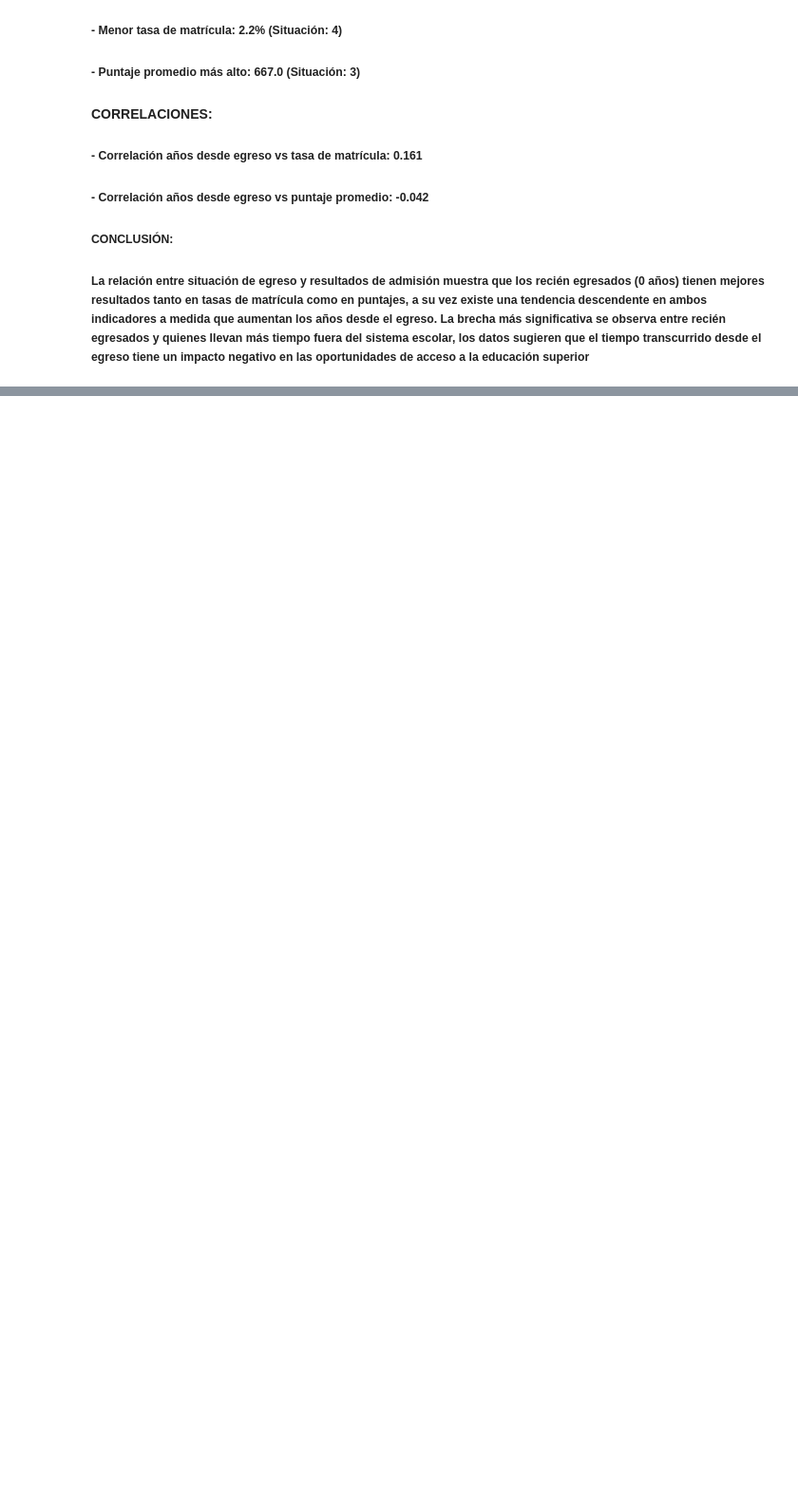
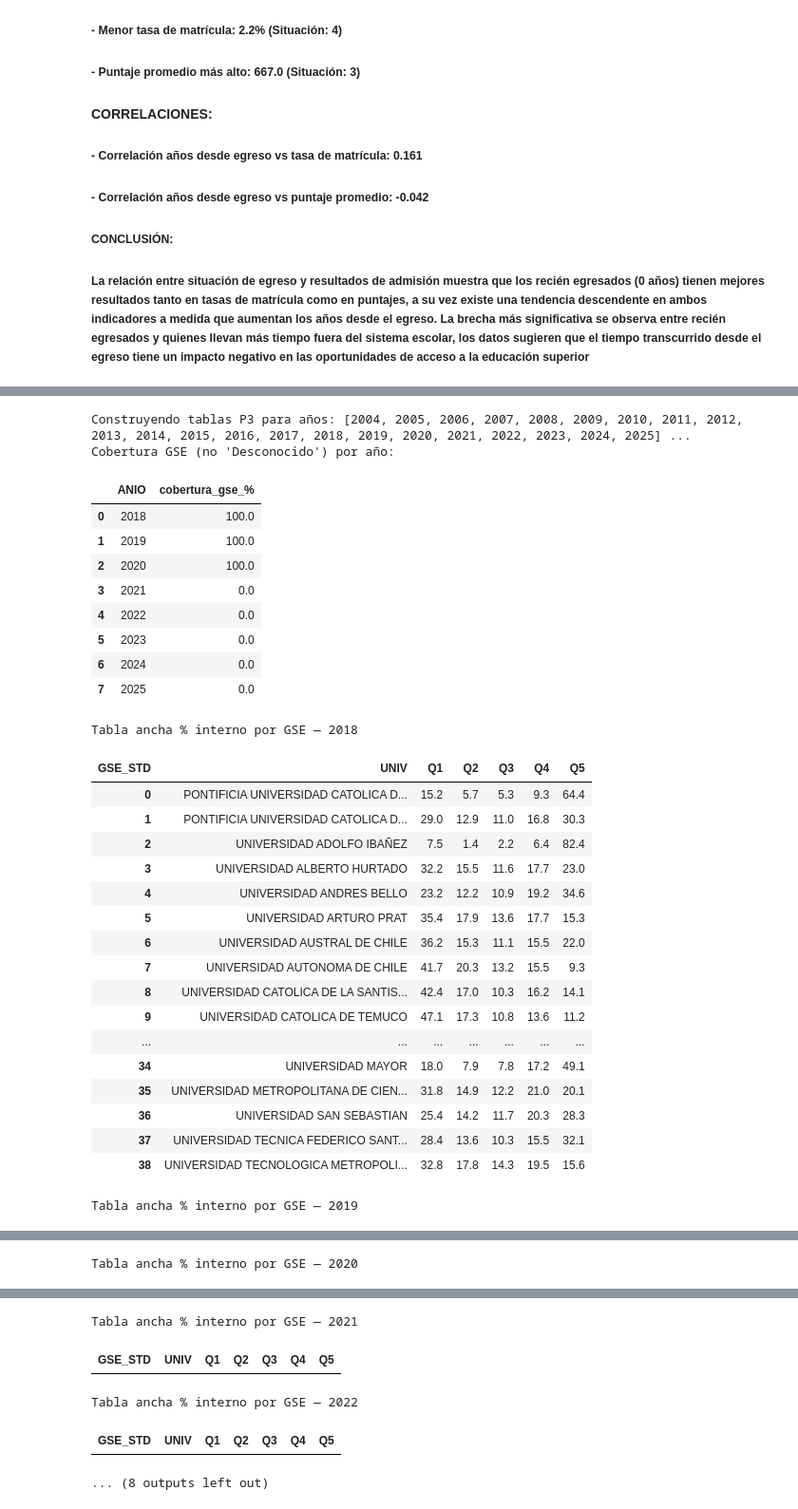
Before and after one commit to Proyecto-IMT-2200/2025-2, a Jupyter notebook: Borrador_Proyecto.ipynb, the cells around one changed output, grey strips where cells are left out. Shown at 95% size. Saved outputs shown, nothing was run; the diff lists cells and outputs as text; code cells hidden in the pictures; blank space fills up the shorter version.

```diff
--- a/Borrador_Proyecto.ipynb
+++ b/Borrador_Proyecto.ipynb
@@ -881,0 +858,51 @@ A que grupo_soc, le afecto mas el terremoto del 2010
+# %%
+# P3_GSE_UNIV_ALL — Imprimir tablas por todos los años
+YEARS_ALL = list(range(2004, 2026))
+print(f"Construyendo tablas P3 para años: {YEARS_ALL} ...")
+try:
+    tablas_long, tablas_wide, wide_all, cobertura = construir_p3_resultados(years=YEARS_ALL)
+    if cobertura is not None and not cobertura.empty:
+        print("Cobertura GSE (no 'Desconocido') por año:")
+        display(cobertura.sort_values('ANIO').reset_index(drop=True))
+    years_present = sorted(tablas_wide.keys())
+    for yy in years_present:
+        print(f"\nTabla ancha % interno por GSE — {yy}")
+        with pd.option_context('display.max_rows', None, 'display.max_columns', None):
+            display(tablas_wide[yy])
+    if wide_all is not None and not wide_all.empty:
+        print("\nPromedio ponderado 2004–2025:")
+        with pd.option_context('display.max_rows', None, 'display.max_columns', None):
+            display(wide_all)
+except Exception as e:
+    print("Error al construir/imprimir tablas de todos los años:", e)
+# %% [output]
+Construyendo tablas P3 para años: [2004, 2005, 2006, 2007, 2008, 2009, 2010, 2011, 2012, 2013, 2014, 2015, 2016, 2017, 2018, 2019, 2020, 2021, 2022, 2023, 2024, 2025] ...
+Cobertura GSE (no 'Desconocido') por año:
+|  | ANIO | cobertura_gse_% |
+| 0 | 2018 | 100.0 |
+| 1 | 2019 | 100.0 |
+| 2 | 2020 | 100.0 |
+| 3 | 2021 | 0.0 |
+| 4 | 2022 | 0.0 |
+| 5 | 2023 | 0.0 |
+| 6 | 2024 | 0.0 |
+| 7 | 2025 | 0.0 |
+Tabla ancha % interno por GSE — 2018
+| GSE_STD | UNIV | Q1 | Q2 | Q3 | Q4 | Q5 |
+| 0 | PONTIFICIA UNIVERSIDAD CATOLICA D... | 15.2 | 5.7 | 5.3 | 9.3 | 64.4 |
+| 1 | PONTIFICIA UNIVERSIDAD CATOLICA D... | 29.0 | 12.9 | 11.0 | 16.8 | 30.3 |
+| 2 | UNIVERSIDAD ADOLFO IBAÑEZ | 7.5 | 1.4 | 2.2 | 6.4 | 82.4 |
+| 3 | UNIVERSIDAD ALBERTO HURTADO | 32.2 | 15.5 | 11.6 | 17.7 | 23.0 |
+| 4 | UNIVERSIDAD ANDRES BELLO | 23.2 | 12.2 | 10.9 | 19.2 | 34.6 |
+| 5 | UNIVERSIDAD ARTURO PRAT | 35.4 | 17.9 | 13.6 | 17.7 | 15.3 |
+| 6 | UNIVERSIDAD AUSTRAL DE CHILE | 36.2 | 15.3 | 11.1 | 15.5 | 22.0 |
+| 7 | UNIVERSIDAD AUTONOMA DE CHILE | 41.7 | 20.3 | 13.2 | 15.5 | 9.3 |
+| 8 | UNIVERSIDAD CATOLICA DE LA SANTIS... | 42.4 | 17.0 | 10.3 | 16.2 | 14.1 |
+| 9 | UNIVERSIDAD CATOLICA DE TEMUCO | 47.1 | 17.3 | 10.8 | 13.6 | 11.2 |
+| ... | ... | ... | ... | ... | ... | ... |
+| 34 | UNIVERSIDAD MAYOR | 18.0 | 7.9 | 7.8 | 17.2 | 49.1 |
+| 35 | UNIVERSIDAD METROPOLITANA DE CIEN... | 31.8 | 14.9 | 12.2 | 21.0 | 20.1 |
+| 36 | UNIVERSIDAD SAN SEBASTIAN | 25.4 | 14.2 | 11.7 | 20.3 | 28.3 |
+| 37 | UNIVERSIDAD TECNICA FEDERICO SANT... | 28.4 | 13.6 | 10.3 | 15.5 | 32.1 |
+| 38 | UNIVERSIDAD TECNOLOGICA METROPOLI... | 32.8 | 17.8 | 14.3 | 19.5 | 15.6 |
+Tabla ancha % interno por GSE — 2019
@@ -881,0 +926 @@ A que grupo_soc, le afecto mas el terremoto del 2010
+Tabla ancha % interno por GSE — 2020
@@ -881,0 +944,5 @@ A que grupo_soc, le afecto mas el terremoto del 2010
+Tabla ancha % interno por GSE — 2021
+| GSE_STD | UNIV | Q1 | Q2 | Q3 | Q4 | Q5 |
+Tabla ancha % interno por GSE — 2022
+| GSE_STD | UNIV | Q1 | Q2 | Q3 | Q4 | Q5 |
+... (8 outputs left out)
```
Also changed, not shown: parts of 24 cells of this notebook, 2 other files.
